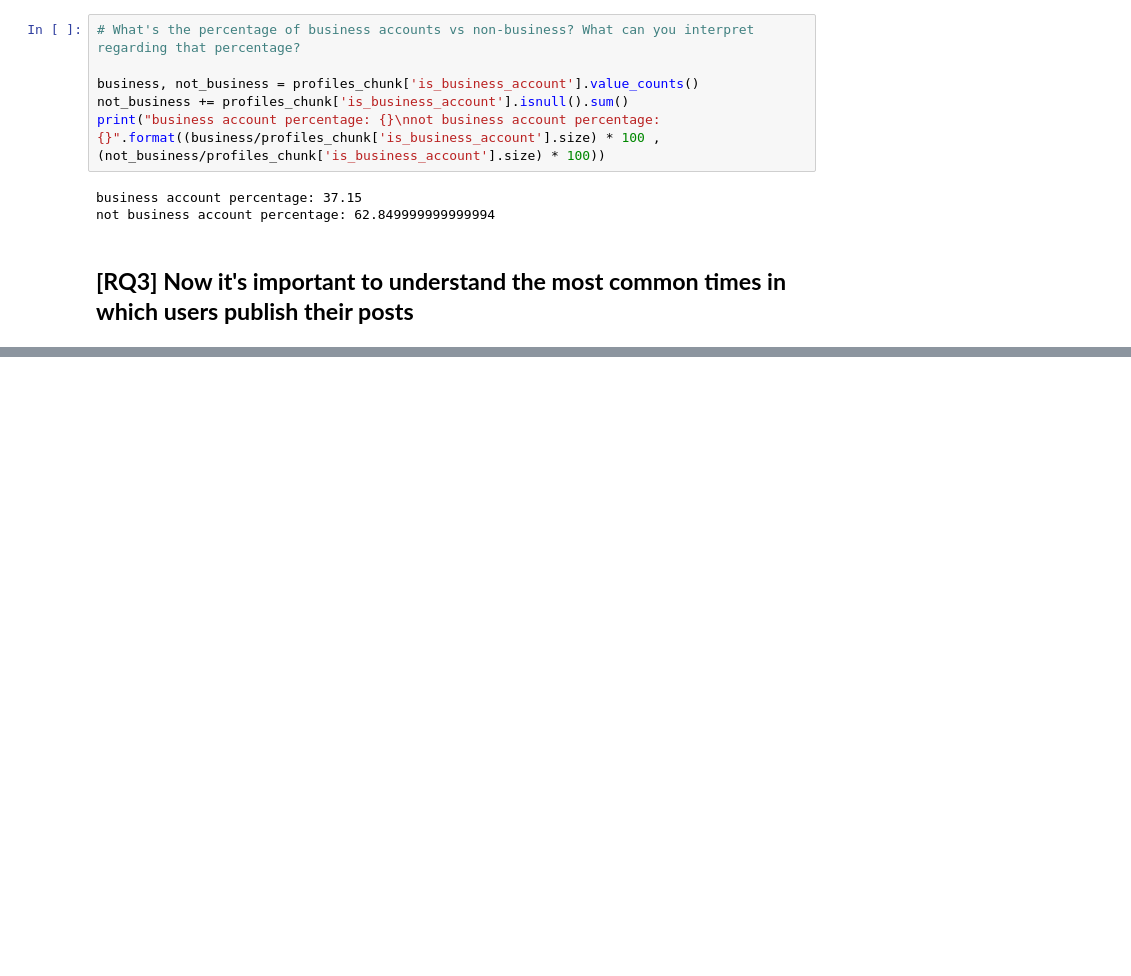
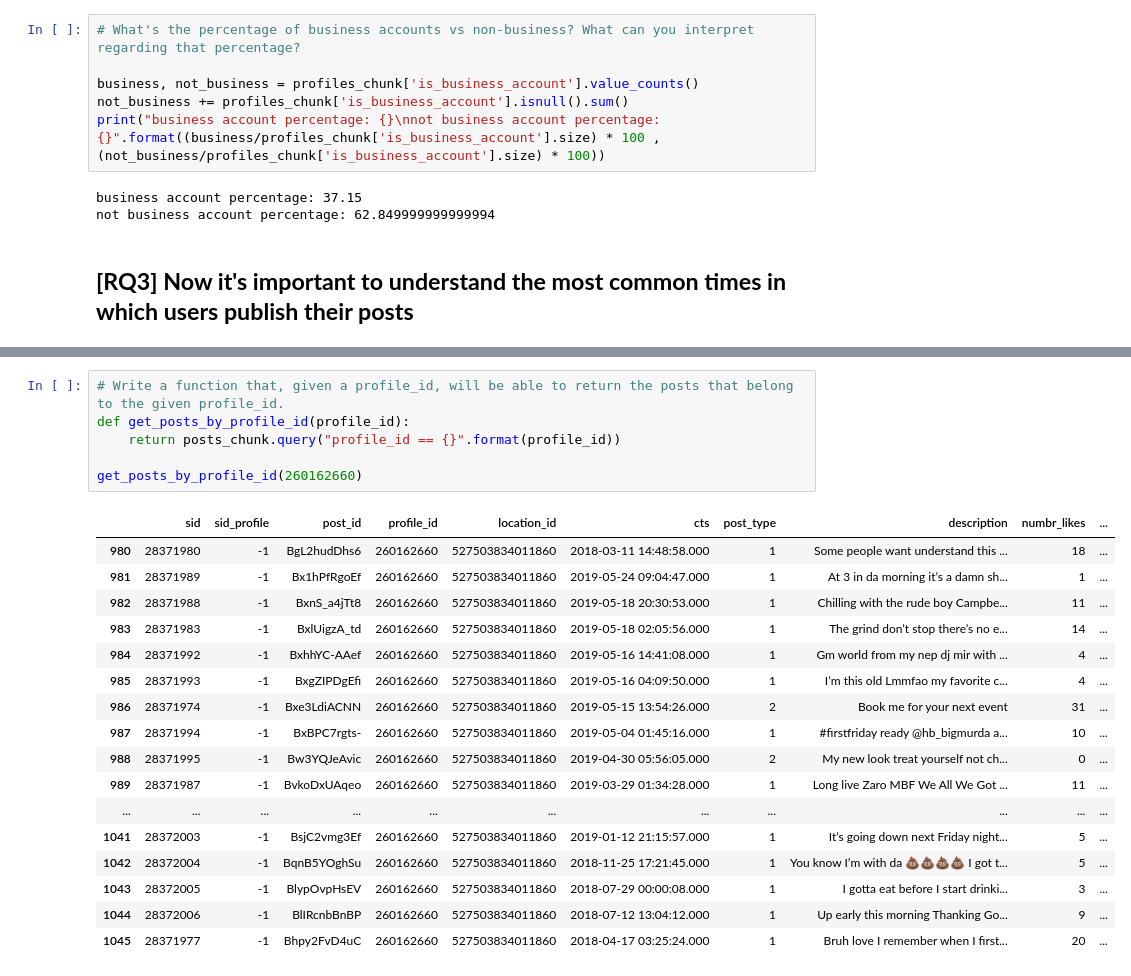
Before and after one commit to GiacomoBelliniStudent/ADM-HW2, a Jupyter notebook: main.ipynb, the cells around one changed output, grey strips where cells are left out. Drawn from its saved outputs; the diff is of its cells as text; blank space fills up the shorter version.

```diff
--- a/main.ipynb
+++ b/main.ipynb
@@ -211,0 +263,24 @@ not business account percentage: 62.849999999999994
+# %%
+# Write a function that, given a profile_id, will be able to return the posts that belong to the given profile_id.
+def get_posts_by_profile_id(profile_id):
+    return posts_chunk.query("profile_id == {}".format(profile_id))
+
+get_posts_by_profile_id(260162660)
+# %% [output]
+|  | sid | sid_profile | post_id | profile_id | location_id | cts | post_type | description | numbr_likes | ... |
+| 980 | 28371980 | -1 | BgL2hudDhs6 | 260162660 | 527503834011860 | 2018-03-11 14:48:58.000 | 1 | Some people want understand this ... | 18 | ... |
+| 981 | 28371989 | -1 | Bx1hPfRgoEf | 260162660 | 527503834011860 | 2019-05-24 09:04:47.000 | 1 | At 3 in da morning it’s a damn sh... | 1 | ... |
+| 982 | 28371988 | -1 | BxnS_a4jTt8 | 260162660 | 527503834011860 | 2019-05-18 20:30:53.000 | 1 | Chilling with the rude boy Campbe... | 11 | ... |
+| 983 | 28371983 | -1 | BxlUigzA_td | 260162660 | 527503834011860 | 2019-05-18 02:05:56.000 | 1 | The grind don’t stop there’s no e... | 14 | ... |
+| 984 | 28371992 | -1 | BxhhYC-AAef | 260162660 | 527503834011860 | 2019-05-16 14:41:08.000 | 1 | Gm world from my nep dj mir with ... | 4 | ... |
+| 985 | 28371993 | -1 | BxgZIPDgEfi | 260162660 | 527503834011860 | 2019-05-16 04:09:50.000 | 1 | I’m this old Lmmfao my favorite c... | 4 | ... |
+| 986 | 28371974 | -1 | Bxe3LdiACNN | 260162660 | 527503834011860 | 2019-05-15 13:54:26.000 | 2 | Book me for your next event | 31 | ... |
+| 987 | 28371994 | -1 | BxBPC7rgts- | 260162660 | 527503834011860 | 2019-05-04 01:45:16.000 | 1 | #firstfriday ready @hb_bigmurda a... | 10 | ... |
+| 988 | 28371995 | -1 | Bw3YQJeAvic | 260162660 | 527503834011860 | 2019-04-30 05:56:05.000 | 2 | My new look treat yourself not ch... | 0 | ... |
+| 989 | 28371987 | -1 | BvkoDxUAqeo | 260162660 | 527503834011860 | 2019-03-29 01:34:28.000 | 1 | Long live Zaro MBF We All We Got ... | 11 | ... |
+| ... | ... | ... | ... | ... | ... | ... | ... | ... | ... | ... |
+| 1041 | 28372003 | -1 | BsjC2vmg3Ef | 260162660 | 527503834011860 | 2019-01-12 21:15:57.000 | 1 | It’s going down next Friday night... | 5 | ... |
+| 1042 | 28372004 | -1 | BqnB5YOghSu | 260162660 | 527503834011860 | 2018-11-25 17:21:45.000 | 1 | You know I’m with da 💩💩💩💩 I got t... | 5 | ... |
+| 1043 | 28372005 | -1 | BlypOvpHsEV | 260162660 | 527503834011860 | 2018-07-29 00:00:08.000 | 1 | I gotta eat before I start drinki... | 3 | ... |
+| 1044 | 28372006 | -1 | BlIRcnbBnBP | 260162660 | 527503834011860 | 2018-07-12 13:04:12.000 | 1 | Up early this morning Thanking Go... | 9 | ... |
+| 1045 | 28371977 | -1 | Bhpy2FvD4uC | 260162660 | 527503834011860 | 2018-04-17 03:25:24.000 | 1 | Bruh love I remember when I first... | 20 | ... |
```
Also changed, not shown: parts of 8 cells of this notebook.
